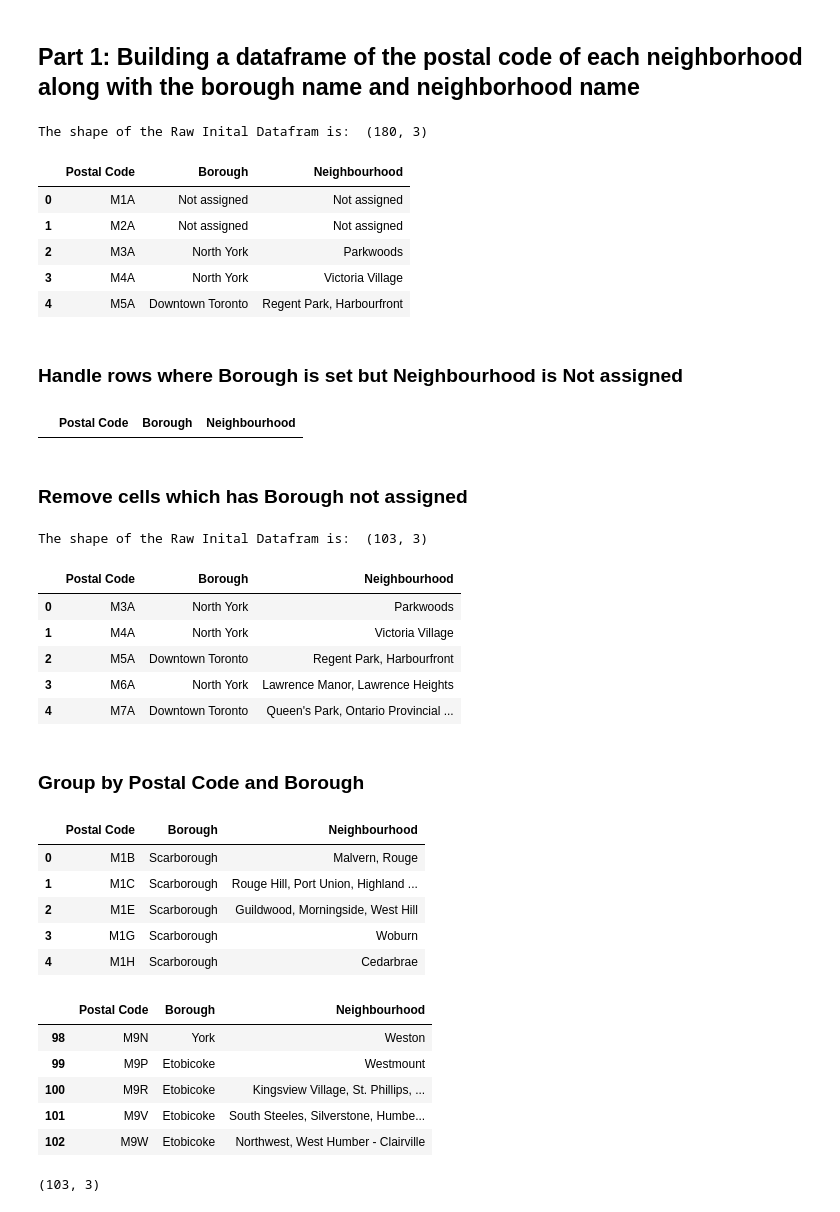
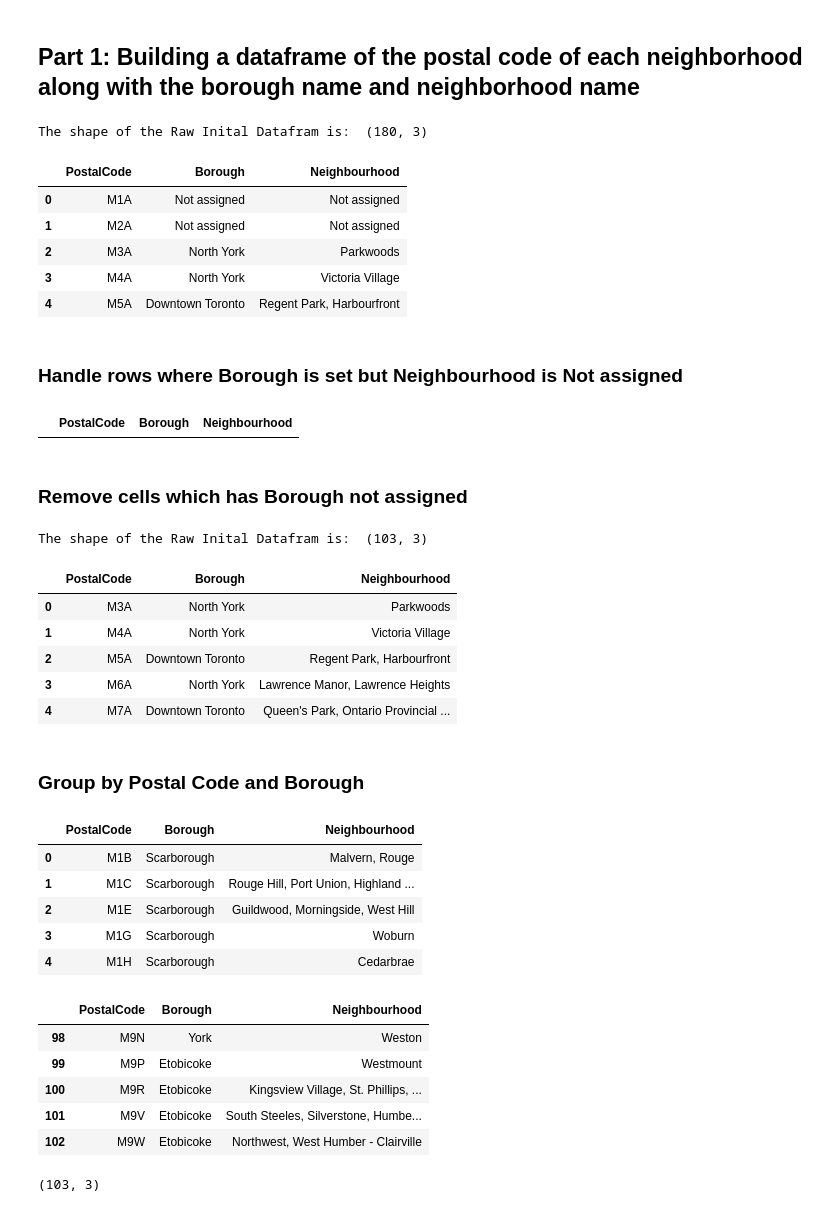
Before and after one commit to kk289/IBM-Data-Science, a Jupyter notebook: Course 9_Applied Data Science Capstone/Week 3/Peer_Graded Assignment/Peer-gradedAssignment-W3.ipynb, the cells around one changed output. Saved outputs shown, nothing was run; the diff lists cells and outputs as text; code cells hidden in the pictures.

```diff
--- a/Course 9_Applied Data Science Capstone/Week 3/Peer_Graded Assignment/Peer-gradedAssignment-W3.ipynb
+++ b/Course 9_Applied Data Science Capstone/Week 3/Peer_Graded Assignment/Peer-gradedAssignment-W3.ipynb
@@ -14,19 +14,22 @@ We convert the HTML data into list of Data frame object using Pandas read_html.
 # %%
 # Read the table
 # The table headers are in row 0
 table = pd.read_html('https://en.wikipedia.org/wiki/List_of_postal_codes_of_Canada:_M', header=0)
 
 # Create the initial dataframe from the table
 df = pd.DataFrame(data = table[0])
 
+# Rename Postal Code to PostalCode
+df = df.rename(columns = {'Postal Code' : 'PostalCode'})
+
 # Print the shape
 print('The shape of the Raw Inital Datafram is: ', df.shape)
 
 # Output the Head of the Table
 df.head()
 # %% [output]
 The shape of the Raw Inital Datafram is:  (180, 3)
-|  | Postal Code | Borough | Neighbourhood |
+|  | PostalCode | Borough | Neighbourhood |
 | 0 | M1A | Not assigned | Not assigned |
 | 1 | M2A | Not assigned | Not assigned |
 | 2 | M3A | North York | Parkwoods |
@@ -38,7 +41,7 @@ The shape of the Raw Inital Datafram is:  (180, 3)
 # Find these instance
 df[(df.Borough != 'Not assigned') & (df.Neighbourhood == 'Not assigned')]
 # %% [output]
-|  | Postal Code | Borough | Neighbourhood |
+|  | PostalCode | Borough | Neighbourhood |
 # %% [markdown]
 <h3>Remove cells which has Borough not assigned</h3>
 # %%
@@ -52,7 +55,7 @@ df.reset_index(drop=True, inplace=True)
 df.head()
 # %% [output]
 The shape of the Raw Inital Datafram is:  (103, 3)
-|  | Postal Code | Borough | Neighbourhood |
+|  | PostalCode | Borough | Neighbourhood |
 | 0 | M3A | North York | Parkwoods |
 | 1 | M4A | North York | Victoria Village |
 | 2 | M5A | Downtown Toronto | Regent Park, Harbourfront |
@@ -62,11 +65,11 @@ The shape of the Raw Inital Datafram is:  (103, 3)
 <h3>Group by Postal Code and Borough</h3>
 # %%
 part_1 = pd.DataFrame(df.groupby(
-    ['Postal Code', 'Borough'])['Neighbourhood'].apply(
+    ['PostalCode', 'Borough'])['Neighbourhood'].apply(
     lambda x: ', '.join(x))).reset_index()
 part_1.head()
 # %% [output]
-|  | Postal Code | Borough | Neighbourhood |
+|  | PostalCode | Borough | Neighbourhood |
 | 0 | M1B | Scarborough | Malvern, Rouge |
 | 1 | M1C | Scarborough | Rouge Hill, Port Union, Highland ... |
 | 2 | M1E | Scarborough | Guildwood, Morningside, West Hill |
@@ -75,7 +78,7 @@ part_1.head()
 # %%
 part_1.tail()
 # %% [output]
-|  | Postal Code | Borough | Neighbourhood |
+|  | PostalCode | Borough | Neighbourhood |
 | 98 | M9N | York | Weston |
 | 99 | M9P | Etobicoke | Westmount |
 | 100 | M9R | Etobicoke | Kingsview Village, St. Phillips, ... |
```
Also changed, not shown: parts of 59 cells of this notebook.
